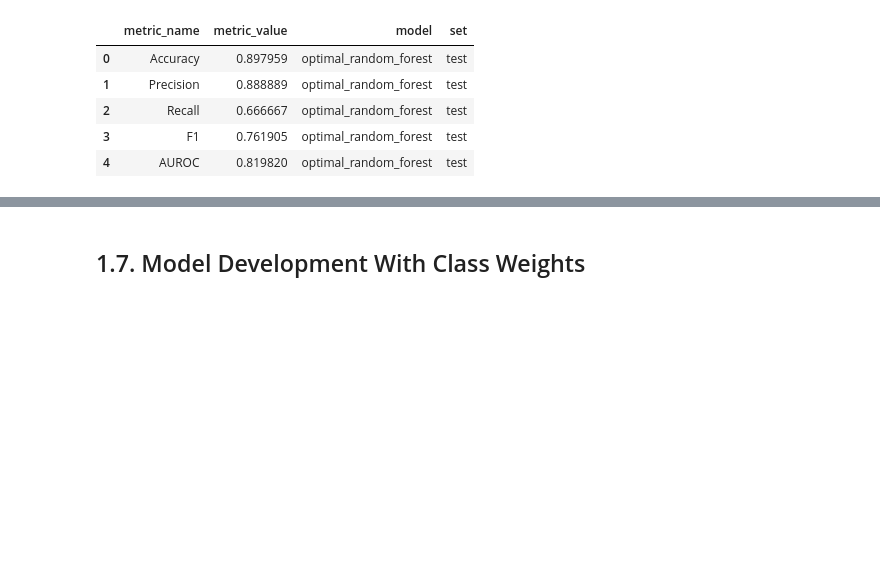
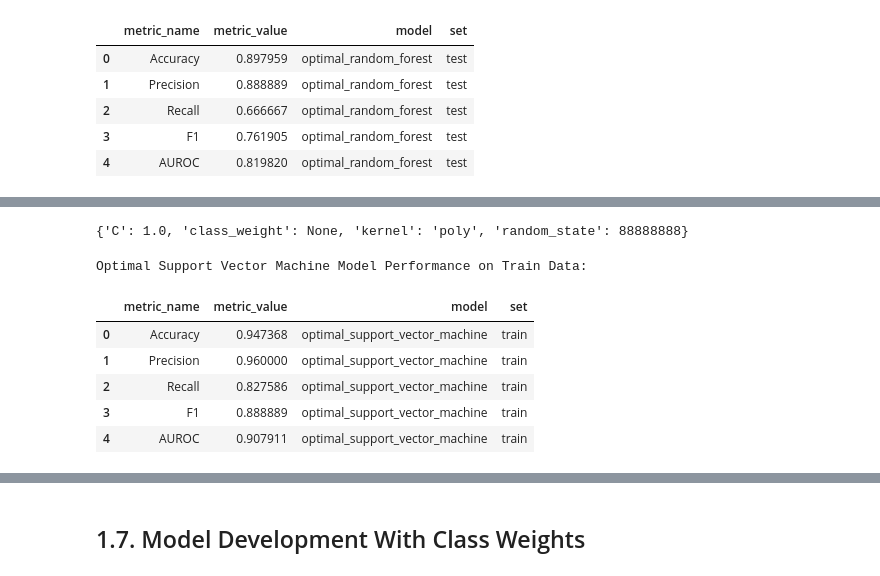
Before and after one commit to JohnPaulinePineda/Supervised-Machine-Learning-Classification-Final-Assignment, a Jupyter notebook: ClassificationForMachineLearning_FinalAssignment.ipynb, the cells around one changed output, grey strips where cells are left out. Saved outputs shown, nothing was run; the diff lists cells and outputs as text; code cells hidden in the pictures; blank space fills up the shorter version.

```diff
--- a/ClassificationForMachineLearning_FinalAssignment.ipynb
+++ b/ClassificationForMachineLearning_FinalAssignment.ipynb
@@ -2294,0 +2292,62 @@ Optimal Random Forest Model Performance on Test Data:
+# %%
+##################################
+# Creating an instance of the
+# Support Vector Machine model
+##################################
+support_vector_machine = SVC()
+
+##################################
+# Defining the hyperparameters for the
+# Support Vector Machine model
+##################################
+hyperparameter_grid = {
+    'C': [1.0],
+    'kernel': ['linear', 'poly', 'rbf', 'sigmoid'],
+    'class_weight': [None],
+    'random_state': [88888888]}
+
+##################################
+# Defining the hyperparameters for the
+# Support Vector Machine model
+##################################
+optimal_support_vector_machine = GridSearchCV(estimator = support_vector_machine,
+                                           param_grid = hyperparameter_grid,
+                                           n_jobs = -1,
+                                           scoring='f1')
+
+##################################
+# Fitting the optimal Support Vector Machine model
+##################################
+optimal_support_vector_machine.fit(X_train, y_train)
+
+##################################
+# Determining the optimal hyperparameter
+# for the Support Vector Machine model
+##################################
+optimal_support_vector_machine.best_score_
+optimal_support_vector_machine.best_params_
+# %% [output]
+{'C': 1.0, 'class_weight': None, 'kernel': 'poly', 'random_state': 88888888}
+# %%
+##################################
+# Evaluating the optimal Support Vector Machine model
+# on the train set
+##################################
+optimal_support_vector_machine_y_hat_train = optimal_support_vector_machine.predict(X_train)
+
+##################################
+# Gathering the model evaluation metrics
+##################################
+optimal_support_vector_machine_performance_train = model_performance_evaluation(y_train, optimal_support_vector_machine_y_hat_train)
+optimal_support_vector_machine_performance_train['model'] = ['optimal_support_vector_machine'] * 5
+optimal_support_vector_machine_performance_train['set'] = ['train'] * 5
+print('Optimal Support Vector Machine Model Performance on Train Data: ')
+display(optimal_support_vector_machine_performance_train)
+# %% [output]
+Optimal Support Vector Machine Model Performance on Train Data:
+|  | metric_name | metric_value | model | set |
+| 0 | Accuracy | 0.947368 | optimal_support_vector_machine | train |
+| 1 | Precision | 0.960000 | optimal_support_vector_machine | train |
+| 2 | Recall | 0.827586 | optimal_support_vector_machine | train |
+| 3 | F1 | 0.888889 | optimal_support_vector_machine | train |
+| 4 | AUROC | 0.907911 | optimal_support_vector_machine | train |
```
Also changed, not shown: parts of 12 cells of this notebook.
